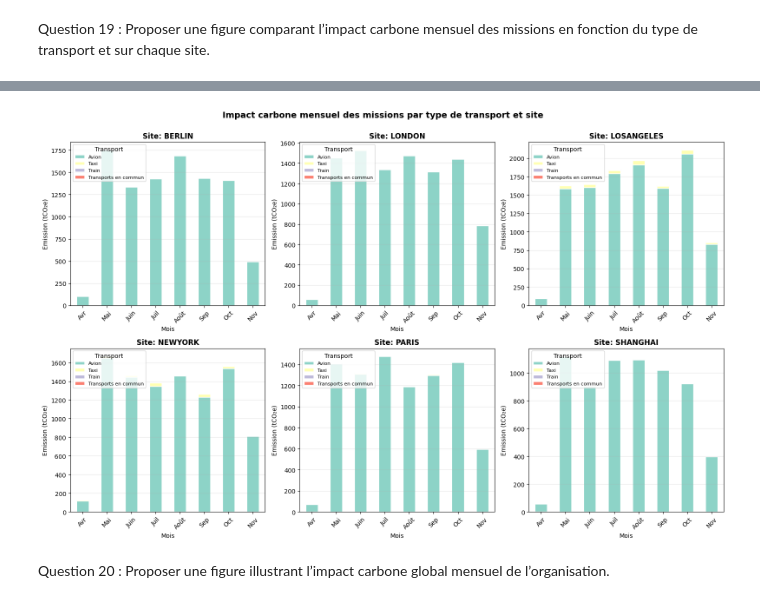
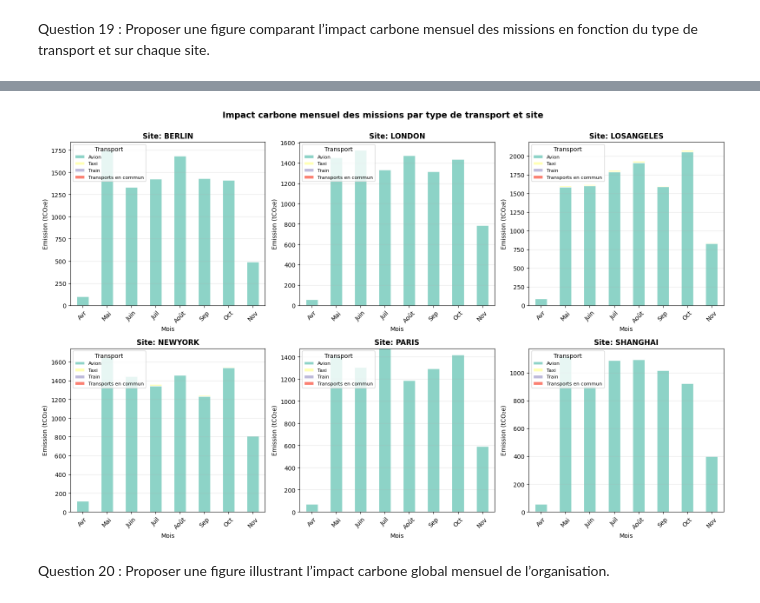
Before and after one commit to etiennevzn/GHG-inventory, a Jupyter notebook: ETL.ipynb, the cells around one changed output, grey strips where cells are left out. Drawn from its saved outputs; the diff is of its cells as text; code cells hidden in the pictures.

```diff
--- a/ETL.ipynb
+++ b/ETL.ipynb
@@ -1367,6 +1278,4 @@ plt.show()
 # %%
-# Proposition de correction
-
 missions_data = (
     dim_mission
     .join(fait_mission, "ID_MISSION")
@@ -1379,26 +1288,12 @@ missions_data = (
         "ALLER_RETOUR",
         "TRANSPORT",
         "ID_DATE_MISSION",
-        month("ID_DATE_MISSION").alias("MOIS")
+        month("ID_DATE_MISSION").alias("MOIS"),
+        "EMISSION"
     )
 )
 
 missions_df = missions_data.toPandas()
-
-# Calcul des distances et émissions
-missions_df['DISTANCE_KM'] = missions_df.apply(
-    lambda row: get_distance_between_cities(
-        row['VILLE_DEPART'], row['PAYS_DEPART'],
-        row['VILLE_DESTINATION'], row['PAYS_DESTINATION']
-    ), axis=1
-)
-
-missions_df['EMISSION'] = missions_df.apply(
-    lambda row: get_emission(
-        row['DISTANCE_KM'], row['TRANSPORT'],
-        row['ALLER_RETOUR'], row['PAYS_DEPART'], row['PAYS_DESTINATION']
-    ), axis=1
-)
 
 # Grouper par mois, transport et site
 emissions_monthly = missions_df.groupby(['ID_SITE', 'MOIS', 'TRANSPORT'])['EMISSION'].sum().reset_index()
@@ -1407,33 +1302,33 @@ emissions_monthly = missions_df.groupby(['ID_SITE', 'MOIS', 'TRANSPORT'])['EMISS
 sites = sorted(emissions_monthly['ID_SITE'].unique())
 fig, axes = plt.subplots(2, 3, figsize=(16, 10))
 axes = axes.flatten()
 
 mois_noms = ['', 'Jan', 'Fév', 'Mar', 'Avr', 'Mai', 'Juin', 'Juil', 'Août', 'Sep', 'Oct', 'Nov', 'Déc']
 transports_list = sorted(emissions_monthly['TRANSPORT'].unique())
 colors = plt.cm.Set3.colors
 
 for idx, site in enumerate(sites):
     ax = axes[idx]
     site_data = emissions_monthly[emissions_monthly['ID_SITE'] == site]
 
     # Pivot pour avoir transports en colonnes
     pivot_data = site_data.pivot(index='MOIS', columns='TRANSPORT', values='EMISSION').fillna(0)
 
     # Créer barres empilées
     pivot_data.plot(kind='bar', stacked=True, ax=ax, color=colors[:len(transports_list)], edgecolor='white')
 
     ax.set_title(f"Site: {site}", fontweight='bold', fontsize=12)
     ax.set_xlabel("Mois")
     ax.set_ylabel("Emission (tCO₂e)")
     ax.set_xticklabels([mois_noms[int(m)] if 1 <= int(m) <= 12 else str(m) for m in pivot_data.index], rotation=45)
     ax.legend(title="Transport", fontsize=8, loc='upper left')
     ax.grid(axis='y', alpha=0.3)
 
 plt.suptitle("Impact carbone mensuel des missions par type de transport et site", fontsize=14, fontweight='bold', y=1.00)
 plt.tight_layout()
 plt.savefig("impact_mensuel_transport_site.png", dpi=150, bbox_inches='tight')
 plt.show()
 # %% [output]
-[figure, old version]
+[figure, new version]
 # %% [markdown]
 Question 20 : Proposer une figure illustrant l’impact carbone global mensuel de l’organisation.
```
Also changed, not shown: parts of 10 cells of this notebook, 31 other files.
